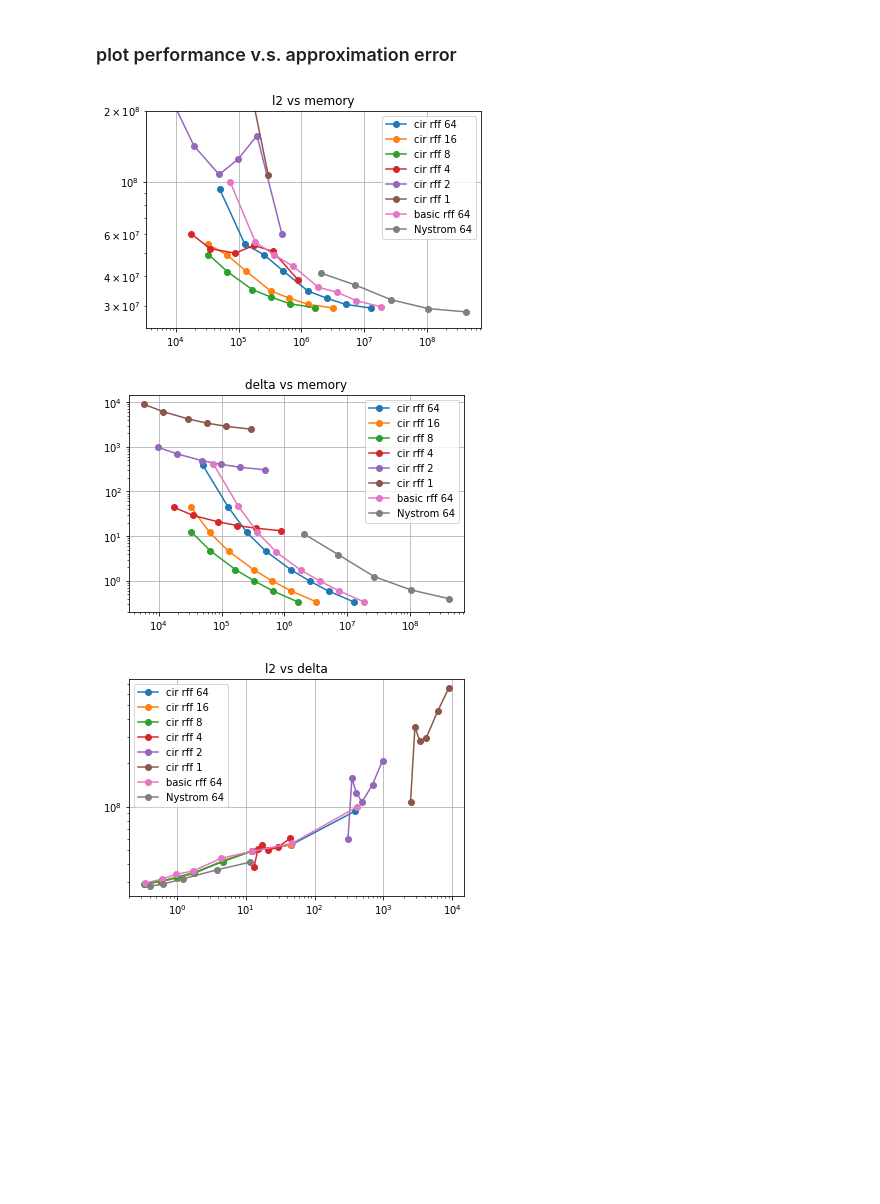
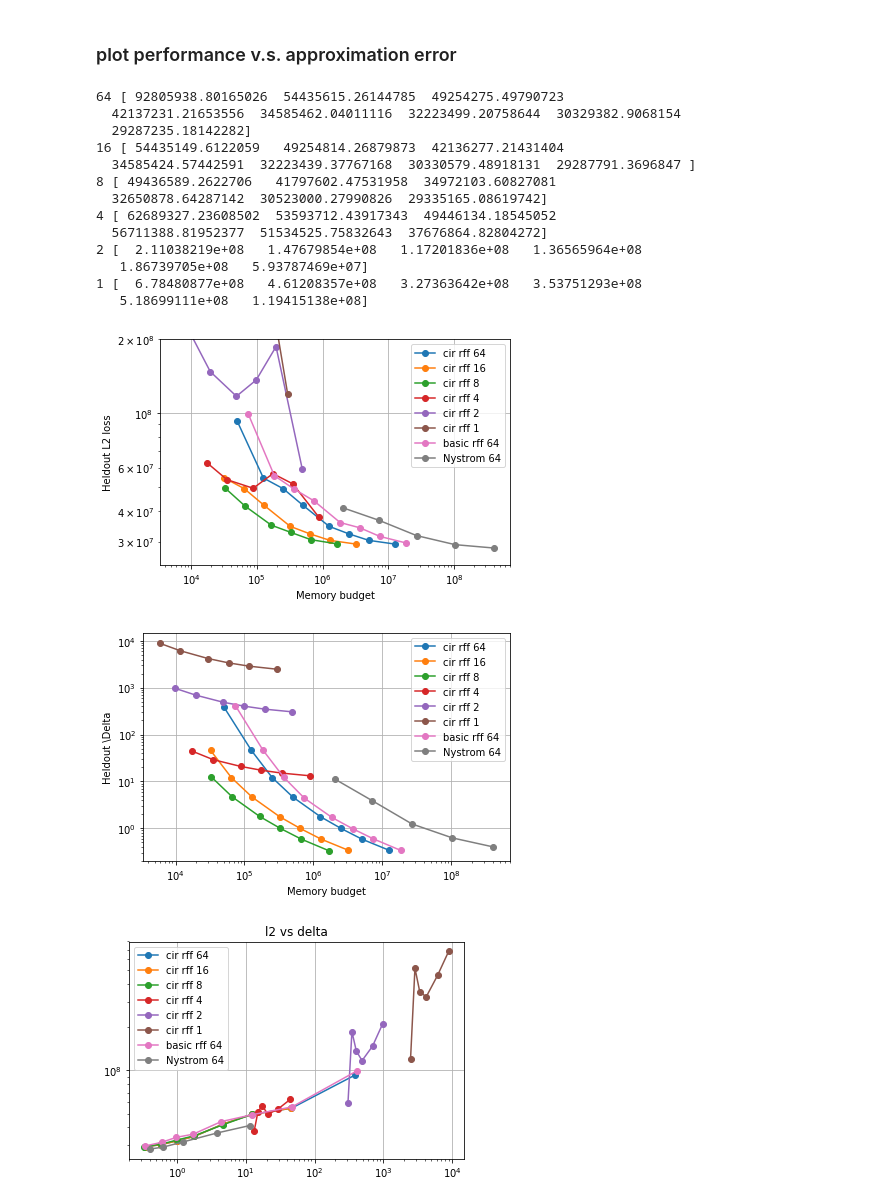
Before and after one commit to JianGoForIt/lp_rffs, a Jupyter notebook: kernel_reg/notebook/correlation-census-closeness-vs-kernel-approximation-error-real-setting-with-lambdastar-from-exact-kernel-with-delta-low-precision.ipynb, the cells around one changed output. Drawn from its saved outputs; the diff is of its cells as text; code cells hidden in the pictures; blank space fills up the shorter version.

Commit message:
add lp full run plotting notebook

```diff
--- a/kernel_reg/notebook/correlation-census-closeness-vs-kernel-approximation-error-real-setting-with-lambdastar-from-exact-kernel-with-delta-low-precision.ipynb
+++ b/kernel_reg/notebook/correlation-census-closeness-vs-kernel-approximation-error-real-setting-with-lambdastar-from-exact-kernel-with-delta-low-precision.ipynb
@@ -36,14 +90,17 @@ for nbit in [64, 16, 8, 4, 2, 1]:
     rff_mem_func = lambda n : get_cir_rff_memory(n, m, r, nbit)
 
     n_rff_feat = n_rff_feat_dict[nbit]
-    general_folder_measurement = "/dfs/scratch0/zjian/lp_kernel/lp_rff/regression_real_setting"
-    general_folder_performance = "/dfs/scratch0/zjian/lp_kernel/lp_rff/regression_real_setting"
-    general_folder_delta = "/dfs/scratch0/zjian/lp_kernel/lp_rff/regression_real_setting"
+    general_folder_measurement = "/dfs/scratch0/zjian/lp_kernel/lp_rff/regression_real_setting_independent_quant_seed"
+    general_folder_performance = "/dfs/scratch0/zjian/lp_kernel/lp_rff/regression_real_setting_independent_quant_seed"
+    general_folder_delta = "/dfs/scratch0/zjian/lp_kernel/lp_rff/regression_real_setting_independent_quant_seed"
     folder_pattern = "census_type_cir_rff_l2_reg_0.0005_n_feat_unk_n_bit_" + str(nbit) + "_seed_unk"
     f_norm_list, l2_loss_list, delta_list = \
         get_results_for_one_precision(n_rff_feat, general_folder_measurement,
                                       general_folder_performance, general_folder_delta,
                                       folder_pattern=folder_pattern, seeds=[1,2,3,4,5] )
+
+    print nbit, l2_loss_list
+
     memory_list = [rff_mem_func(x) for x in n_rff_feat]
     f_norm_dict_cir_rff[nbit] = deepcopy(f_norm_list)
     l2_loss_list_cir_rff[nbit] = deepcopy(l2_loss_list)
@@ -72,9 +129,9 @@ memory_list_nystrom = [nystrom_mem_func(x) for x in n_nystrom_feat]
 # get results from basic rff runs
 rff_mem_func = lambda n : get_rff_memory(n, m, r)
 n_rff_feat = n_rff_feat_dict[64]
-general_folder_measurement = "/dfs/scratch0/zjian/lp_kernel/lp_rff/regression_real_setting"
-general_folder_performance = "/dfs/scratch0/zjian/lp_kernel/lp_rff/regression_real_setting"
-general_folder_delta = "/dfs/scratch0/zjian/lp_kernel/lp_rff/regression_real_setting"
+general_folder_measurement = "/dfs/scratch0/zjian/lp_kernel/lp_rff/regression_real_setting_independent_quant_seed"
+general_folder_performance = "/dfs/scratch0/zjian/lp_kernel/lp_rff/regression_real_setting_independent_quant_seed"
+general_folder_delta = "/dfs/scratch0/zjian/lp_kernel/lp_rff/regression_real_setting_independent_quant_seed"
 folder_pattern = "census_type_rff_l2_reg_0.0005_n_feat_unk_n_bit_" + str(64) + "_seed_unk"
 f_norm_list_rff, l2_loss_list_rff, delta_list_rff = \
     get_results_for_one_precision(n_rff_feat, general_folder_measurement,
@@ -95,9 +152,13 @@ plt.plot(memory_list_nystrom, l2_loss_list_nystrom, "-o", label="Nystrom " + str
 plt.grid()
 plt.yscale("log")
 plt.xscale("log")
-plt.title("l2 vs memory")
+# plt.title("l2 vs memory")
+plt.ylabel("Heldout L2 loss")
+plt.xlabel("Memory budget")
 plt.legend()
 plt.ylim([None, 2e8])
+plt.tight_layout()
+plt.savefig("./figures/regression_l2_vs_mem.pdf")
 plt.show()
 
 plt.figure()
@@ -108,9 +169,13 @@ plt.plot(memory_list_nystrom, delta_list_nystrom, "-o", label="Nystrom " + str(6
 plt.grid()
 plt.yscale("log")
 plt.xscale("log")
-plt.title("delta vs memory")
+plt.ylabel("Heldout \Delta")
+plt.xlabel("Memory budget")
+# plt.title("delta vs memory")
 plt.legend()
 # plt.ylim([None, 2e8])
+plt.tight_layout()
+plt.savefig("./figures/regression_delta_vs_mem.pdf")
 plt.show()
 
 plt.figure()
@@ -126,33 +191,46 @@ plt.legend()
 # plt.ylim([None, 2e8])
 plt.show()
 
 
 plt.figure()
 for nbit in [64, 16, 8, 4, 2, 1]:
     plt.plot(n_rff_feat_dict[nbit], l2_loss_list_cir_rff[nbit], "-o", label="cir rff " + str(nbit) )
 plt.plot(n_rff_feat_dict[64], l2_loss_list_rff, "-o", label="basic rff " + str(64) )
 plt.plot(n_nystrom_feat, l2_loss_list_nystrom, "-o", label="Nystrom " + str(64) )
 plt.grid()
 plt.yscale("log")
 plt.xscale("log")
 plt.title("l2 vs n feat")
 plt.legend()
 plt.ylim([None, 2e8])
 plt.show()
 
 plt.figure()
 for nbit in [64, 16, 8, 4, 2, 1]:
     plt.plot(n_rff_feat_dict[nbit], delta_list_cir_rff[nbit], "-o", label="cir rff " + str(nbit) )
 plt.plot(n_rff_feat_dict[64], delta_list_rff, "-o", label="basic rff " + str(64) )
 plt.plot(n_nystrom_feat, delta_list_nystrom, "-o", label="Nystrom " + str(64) )
 plt.grid()
 plt.yscale("log")
 plt.xscale("log")
 plt.title("delta vs n feat")
 plt.legend()
 # plt.ylim([None, 2e8])
 plt.show()
 # %% [output]
+64 [ 92805938.80165026  54435615.26144785  49254275.49790723
+  42137231.21653556  34585462.04011116  32223499.20758644  30329382.9068154
+  29287235.18142282]
+16 [ 54435149.6122059   49254814.26879873  42136277.21431404
+  34585424.57442591  32223439.37767168  30330579.48918131  29287791.3696847 ]
+8 [ 49436589.2622706   41797602.47531958  34972103.60827081
+  32650878.64287142  30523000.27990826  29335165.08619742]
+4 [ 62689327.23608502  53593712.43917343  49446134.18545052
+  56711388.81952377  51534525.75832643  37676864.82804272]
+2 [  2.11038219e+08   1.47679854e+08   1.17201836e+08   1.36565964e+08
+   1.86739705e+08   5.93787469e+07]
+1 [  6.78480877e+08   4.61208357e+08   3.27363642e+08   3.53751293e+08
+   5.18699111e+08   1.19415138e+08]
-[figure, old version]
+[figure, new version]
-[figure, old version]
+[figure, new version]
-[figure, old version]
+[figure, new version]
```
Also changed, not shown: parts of 3 cells of this notebook, 4 other files.
